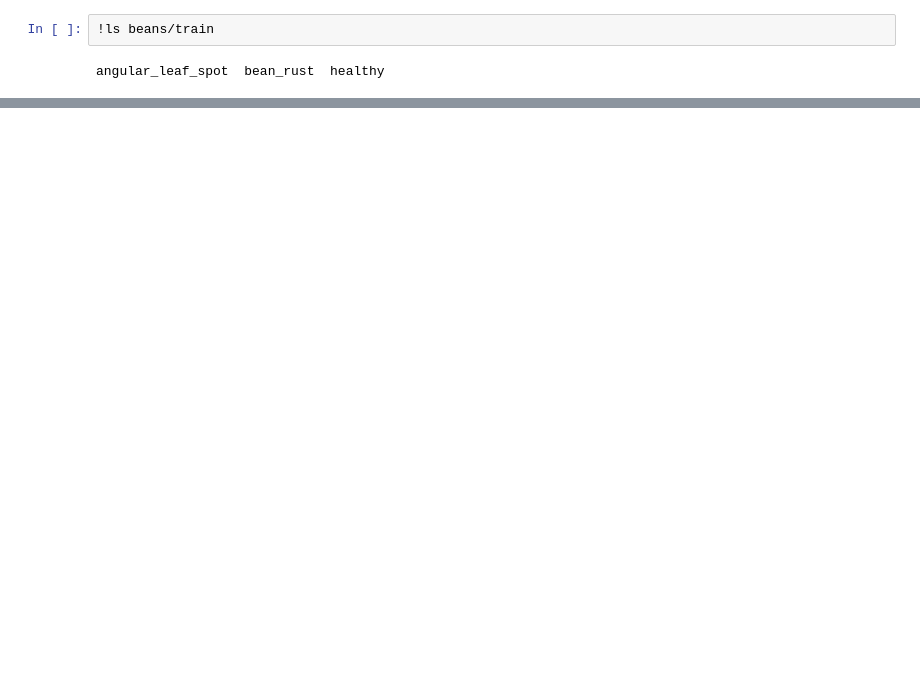
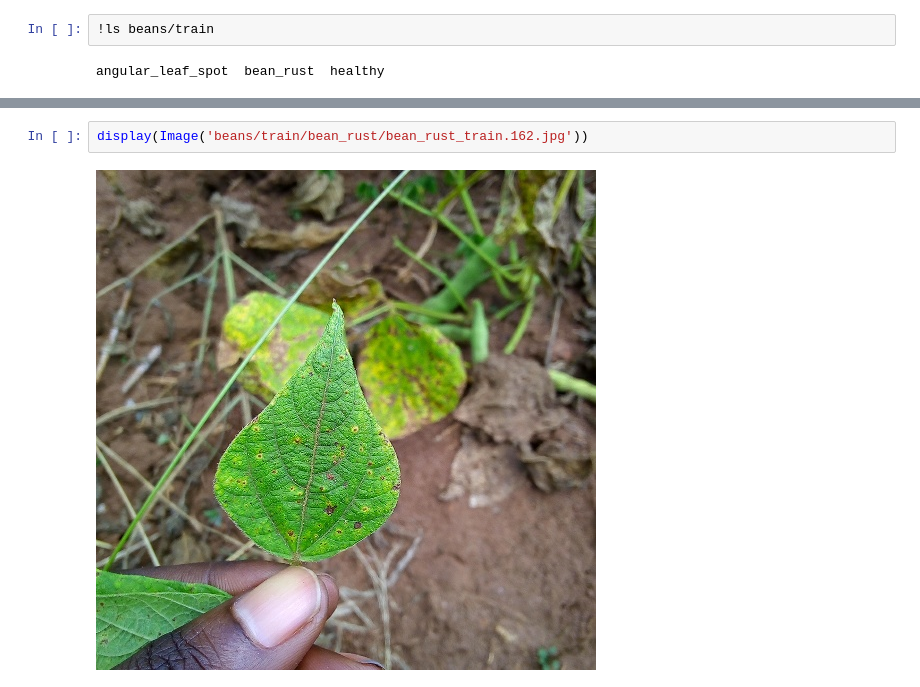
Before and after one commit to vjsurampudi/LeafDiseaseClassification_CICD, a Jupyter notebook: LeafDisease_Classification.ipynb, the cells around one changed output, grey strips where cells are left out. Drawn from its saved outputs; the diff is of its cells as text; blank space fills up the shorter version.

```diff
--- a/LeafDisease_Classification.ipynb
+++ b/LeafDisease_Classification.ipynb
@@ -87,0 +121,4 @@ angular_leaf_spot  bean_rust  healthy
+# %%
+display(Image('beans/train/bean_rust/bean_rust_train.162.jpg'))
+# %% [output]
+[figure, added]
```
Also changed, not shown: parts of 13 cells of this notebook.
